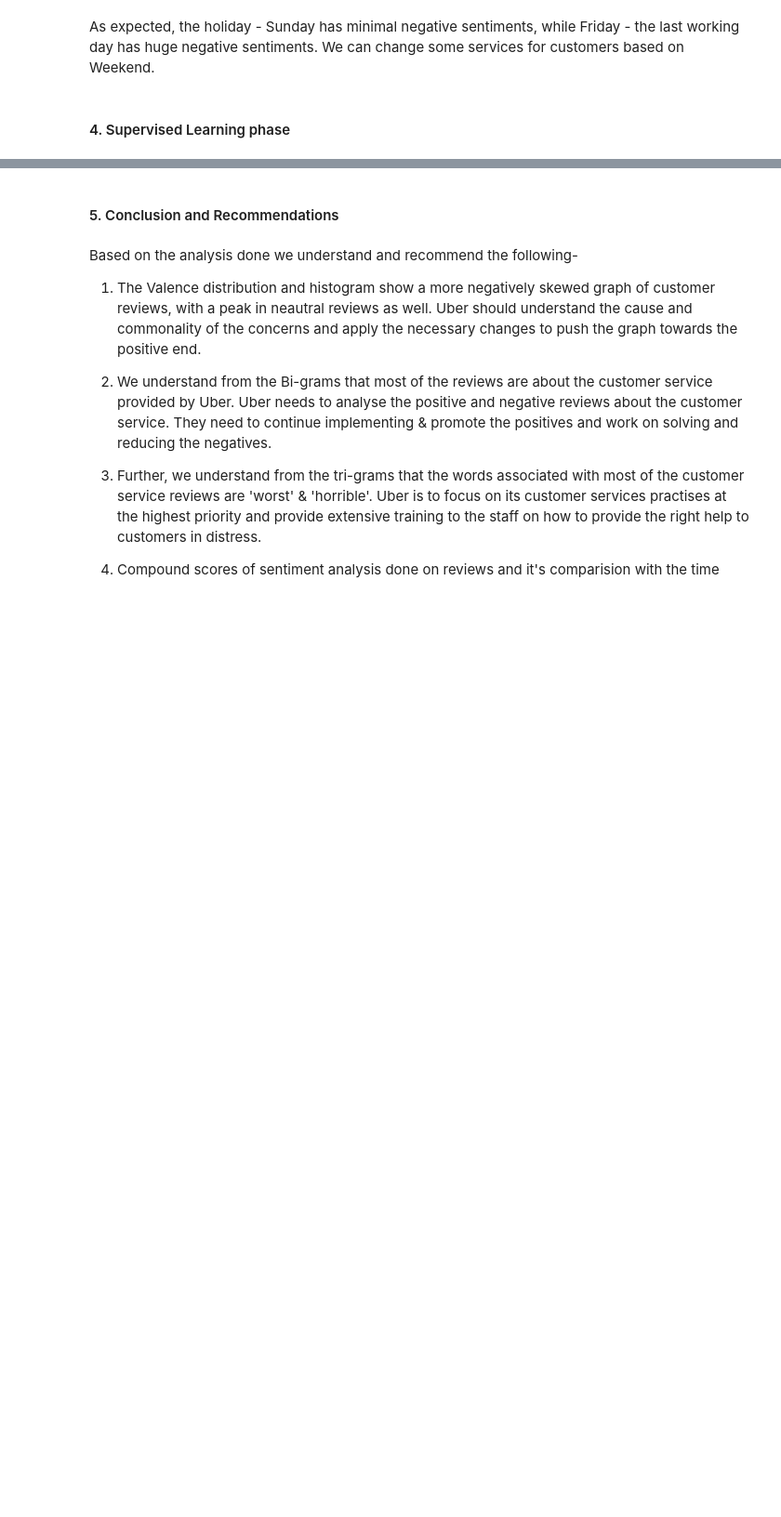
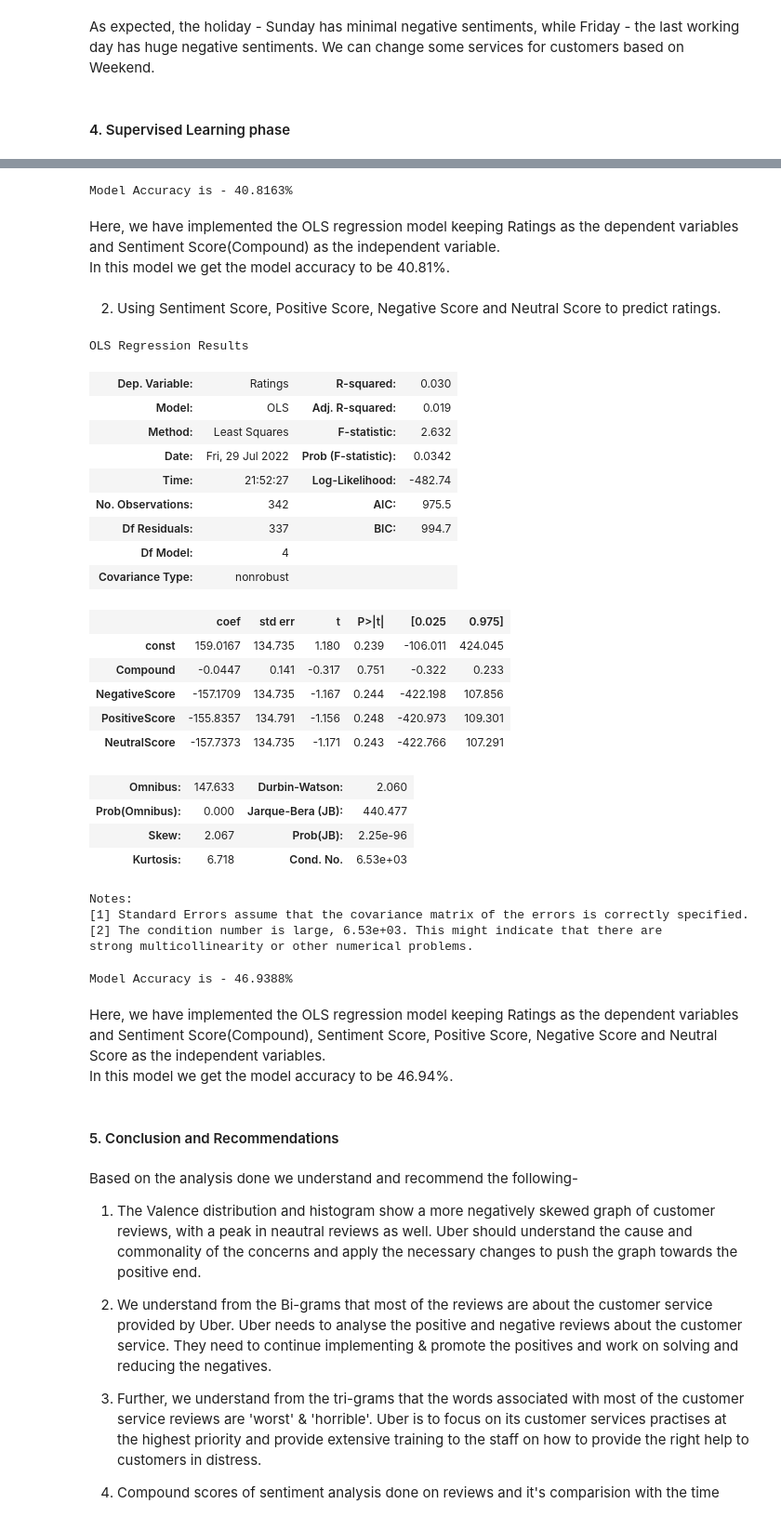
Before and after one commit to Harsimar-19/TextAnalytics-GroupProject, a Jupyter notebook: TextAnalytics_GroupAssignment.ipynb, the cells around one changed output, grey strips where cells are left out. Shown at 93% size. Drawn from its saved outputs; the diff is of its cells as text; code cells hidden in the pictures; blank space fills up the shorter version.

```diff
--- a/TextAnalytics_GroupAssignment.ipynb
+++ b/TextAnalytics_GroupAssignment.ipynb
@@ -735,0 +770,9 @@ As expected, the holiday - Sunday has minimal negative sentiments, while Friday
+# %%
+#OLS regression for Ratings on Sentiment Score
+y = AnalyzedData.Ratings
+X = AnalyzedData.Compound
+X = sm.add_constant(X)
+#Splitting the train and test data
+X_train, X_test, y_train, y_test = train_test_split(X, y, test_size=0.3)
+model1 = sm.OLS(y_train,X_train).fit()
+model1.summary()
@@ -736,3 +799,59 @@ As expected, the holiday - Sunday has minimal negative sentiments, while Friday
+# %%
+#Predicting the Test data.
+y_pred = model1.predict(X_test)
+accuracy = accuracy_score(y_test, y_pred.round())
+print(f'Model Accuracy is - {accuracy*100:.4f}%')
+# %% [output]
+Model Accuracy is - 40.8163%
+# %% [markdown]
+Here, we have implemented the OLS regression model keeping Ratings as the dependent variables and Sentiment Score(Compound) as the independent variable.
+In this model we get the model accuracy to be 40.81%.
+# %% [markdown]
+2. Using Sentiment Score, Positive Score, Negative Score and Neutral Score to predict ratings.
+# %%
+#OLS regression for Ratings on Sentiment Score, Negative Score, Positive Score, Neutral Score
+y = AnalyzedData.Ratings
+X = AnalyzedData[['Compound','NegativeScore','PositiveScore','NeutralScore']]
+X = sm.add_constant(X)
+#Splitting the train and test data
+X_train, X_test, y_train, y_test = train_test_split(X, y, test_size=0.3)
+model1 = sm.OLS(y_train,X_train).fit()
+model1.summary()
+# %% [output]
+OLS Regression Results
+| Dep. Variable: | Ratings | R-squared: | 0.030 |
+| Model: | OLS | Adj. R-squared: | 0.019 |
+| Method: | Least Squares | F-statistic: | 2.632 |
+| Date: | Fri, 29 Jul 2022 | Prob (F-statistic): | 0.0342 |
+| Time: | 21:52:27 | Log-Likelihood: | -482.74 |
+| No. Observations: | 342 | AIC: | 975.5 |
+| Df Residuals: | 337 | BIC: | 994.7 |
+| Df Model: | 4 |  |  |
+| Covariance Type: | nonrobust |  |  |
+|  | coef | std err | t | P>|t| | [0.025 | 0.975] |
+| const | 159.0167 | 134.735 | 1.180 | 0.239 | -106.011 | 424.045 |
+| Compound | -0.0447 | 0.141 | -0.317 | 0.751 | -0.322 | 0.233 |
+| NegativeScore | -157.1709 | 134.735 | -1.167 | 0.244 | -422.198 | 107.856 |
+| PositiveScore | -155.8357 | 134.791 | -1.156 | 0.248 | -420.973 | 109.301 |
+| NeutralScore | -157.7373 | 134.735 | -1.171 | 0.243 | -422.766 | 107.291 |
+| Omnibus: | 147.633 | Durbin-Watson: | 2.060 |
+| Prob(Omnibus): | 0.000 | Jarque-Bera (JB): | 440.477 |
+| Skew: | 2.067 | Prob(JB): | 2.25e-96 |
+| Kurtosis: | 6.718 | Cond. No. | 6.53e+03 |
+Notes:
+[1] Standard Errors assume that the covariance matrix of the errors is correctly specified.
+[2] The condition number is large, 6.53e+03. This might indicate that there are
+strong multicollinearity or other numerical problems.
+# %%
+#Predicting the Test data.
+y_pred = model1.predict(X_test)
+accuracy = accuracy_score(y_test, y_pred.round())
+print(f'Model Accuracy is - {accuracy*100:.4f}%')
+# %% [output]
+Model Accuracy is - 46.9388%
+# %% [markdown]
+Here, we have implemented the OLS regression model keeping Ratings as the dependent variables and Sentiment Score(Compound), Sentiment Score, Positive Score, Negative Score and Neutral Score as the independent variables.
+In this model we get the model accuracy to be 46.94%.
 # %% [markdown]
 #### 5. Conclusion and Recommendations
 # %% [markdown]
```
Also changed, not shown: parts of 31 cells of this notebook, 1 other file.
